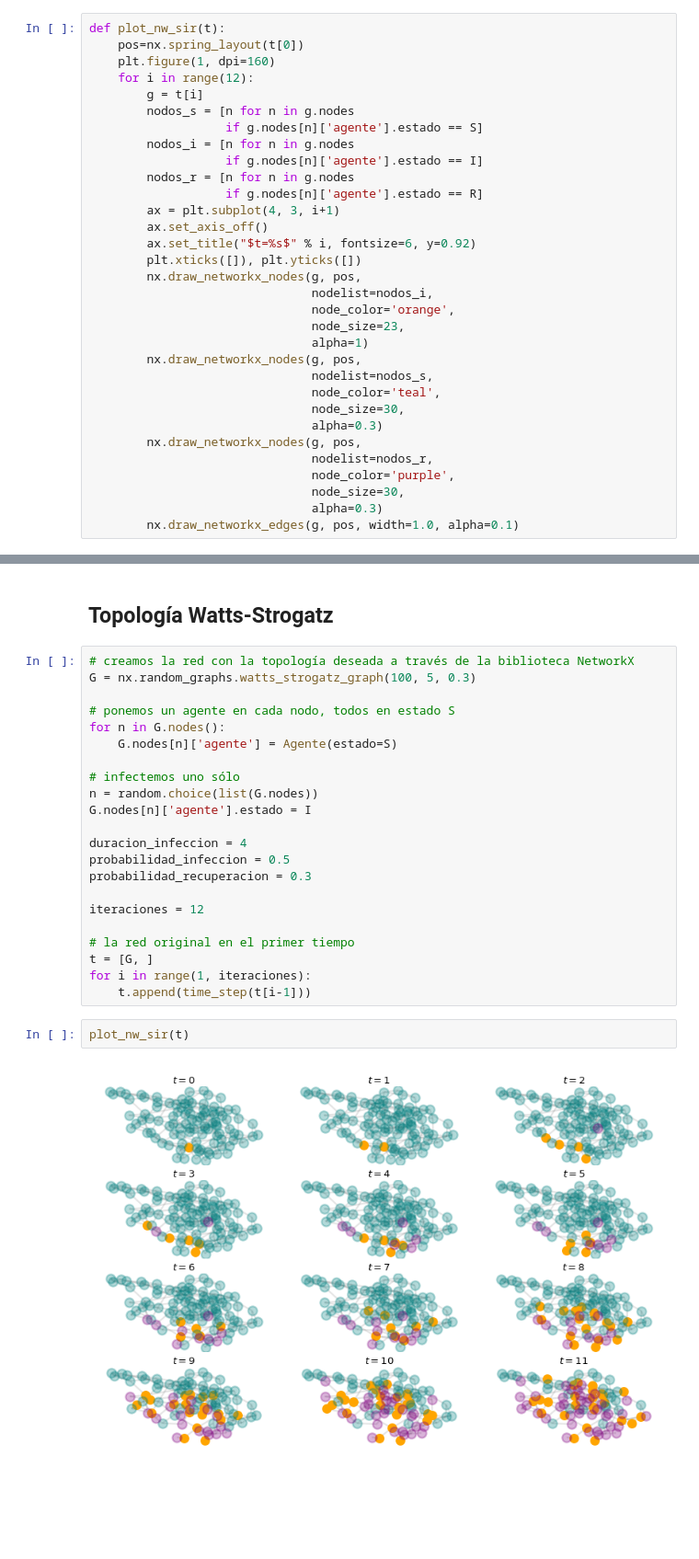
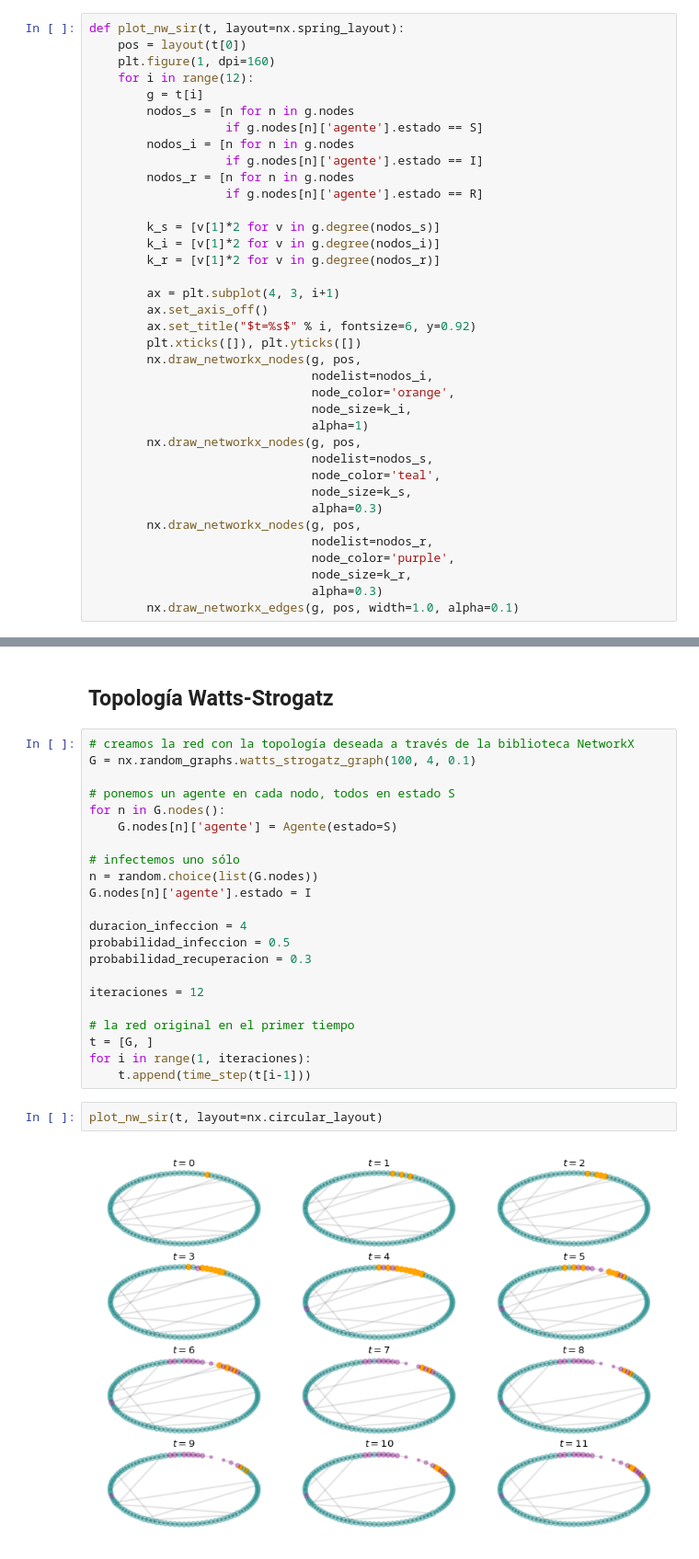
Before and after one commit to rgarcia-herrera/complejidad, a Jupyter notebook: redes/network SIR.ipynb, the cells around one changed output, grey strips where cells are left out. Shown at 92% size. Cells and saved outputs as stored; diff of their text form; blank space fills up the shorter version.

Commit message:
tamaños de nodo reflejan grado

```diff
--- a/redes/network SIR.ipynb
+++ b/redes/network SIR.ipynb
@@ -105,8 +105,8 @@ def plot_pop_sir(t):
 # %% [markdown]
 ## Para graficar la red al paso del tiempo
 # %%
-def plot_nw_sir(t):
-    pos=nx.spring_layout(t[0])
+def plot_nw_sir(t, layout=nx.spring_layout):
+    pos = layout(t[0])
     plt.figure(1, dpi=160)
     for i in range(12):
         g = t[i]
@@ -116,6 +116,11 @@ def plot_nw_sir(t):
                    if g.nodes[n]['agente'].estado == I]
         nodos_r = [n for n in g.nodes
                    if g.nodes[n]['agente'].estado == R]
+
+        k_s = [v[1]*2 for v in g.degree(nodos_s)]
+        k_i = [v[1]*2 for v in g.degree(nodos_i)]
+        k_r = [v[1]*2 for v in g.degree(nodos_r)]
+
         ax = plt.subplot(4, 3, i+1)
         ax.set_axis_off()
         ax.set_title("$t=%s$" % i, fontsize=6, y=0.92)
@@ -123,17 +128,17 @@ def plot_nw_sir(t):
         nx.draw_networkx_nodes(g, pos,
                                nodelist=nodos_i,
                                node_color='orange',
-                               node_size=23,
+                               node_size=k_i,
                                alpha=1)
         nx.draw_networkx_nodes(g, pos,
                                nodelist=nodos_s,
                                node_color='teal',
-                               node_size=30,
+                               node_size=k_s,
                                alpha=0.3)
         nx.draw_networkx_nodes(g, pos,
                                nodelist=nodos_r,
                                node_color='purple',
-                               node_size=30,
+                               node_size=k_r,
                                alpha=0.3)
         nx.draw_networkx_edges(g, pos, width=1.0, alpha=0.1)
 # %% [markdown]
@@ -236,7 +241,7 @@ plot_pop_sir(t)
 ## Topología Watts-Strogatz
 # %%
 # creamos la red con la topología deseada a través de la biblioteca NetworkX
-G = nx.random_graphs.watts_strogatz_graph(100, 5, 0.3)
+G = nx.random_graphs.watts_strogatz_graph(100, 4, 0.1)
 
 # ponemos un agente en cada nodo, todos en estado S
 for n in G.nodes():
@@ -257,9 +262,9 @@ t = [G, ]
 for i in range(1, iteraciones):
     t.append(time_step(t[i-1]))
 # %%
-plot_nw_sir(t)
+plot_nw_sir(t, layout=nx.circular_layout)
 # %% [output]
-[figure, old version]
+[figure, new version]
 # %%
 plot_pop_sir(t)
 # %% [output]
```
Also changed, not shown: parts of 7 cells of this notebook.
